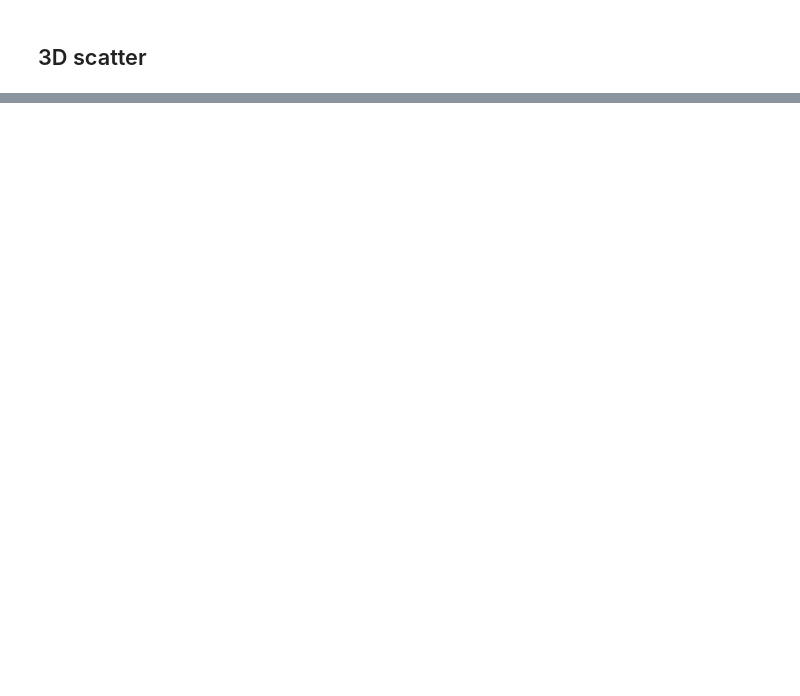
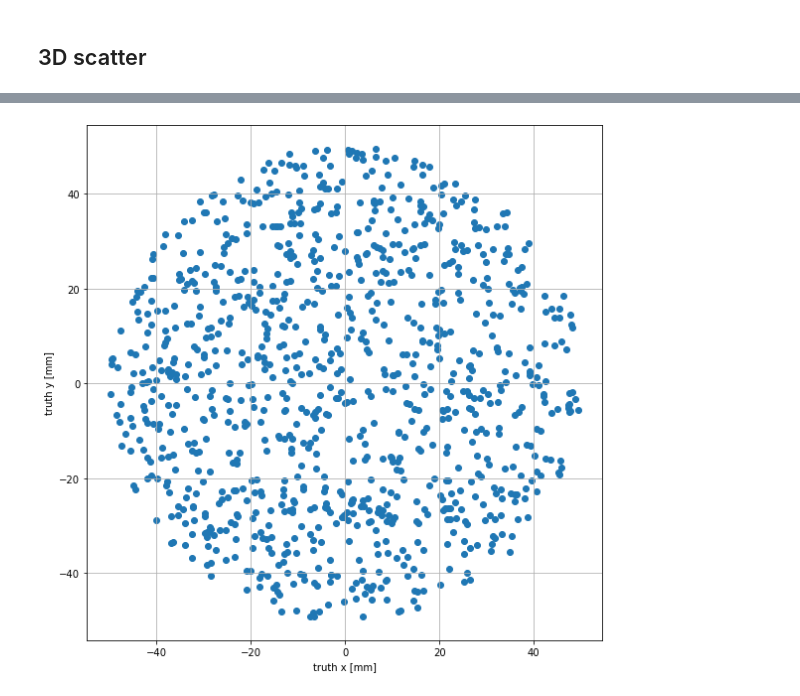
Before and after one commit to dachengx/Calorimeter, a Jupyter notebook: Energy.ipynb, the cells around one changed output, grey strips where cells are left out. Drawn from its saved outputs; the diff is of its cells as text; code cells hidden in the pictures; blank space fills up the shorter version.

```diff
--- a/Energy.ipynb
+++ b/Energy.ipynb
@@ -24,3 +26,5 @@ position = np.vstack([xyz[e].array(library='np') for e in tqdm(xyz.keys())])
+# %%
+truthexy = np.vstack([truth[e].array(library='np') for e in tqdm(truth.keys())])
 # %% [markdown]
 ## 3D scatter
 # %%
@@ -43,0 +48,13 @@ plt.show()
+# %%
+fig = plt.figure(figsize=(8, 8))
+# fig.tight_layout()
+gs = gridspec.GridSpec(1, 1, figure=fig, left=0.05, right=0.95, top=0.95, bottom=0.05, wspace=0.2, hspace=0.25)
+ax = fig.add_subplot(gs[0, 0])
+
+ax.scatter(truthexy[4], truthexy[5])
+ax.grid()
+ax.set_xlabel('truth x [mm]')
+ax.set_ylabel('truth y [mm]')
+plt.show()
+# %% [output]
+[figure, added]
```
Also changed, not shown: parts of 7 cells of this notebook, 8 other files.
